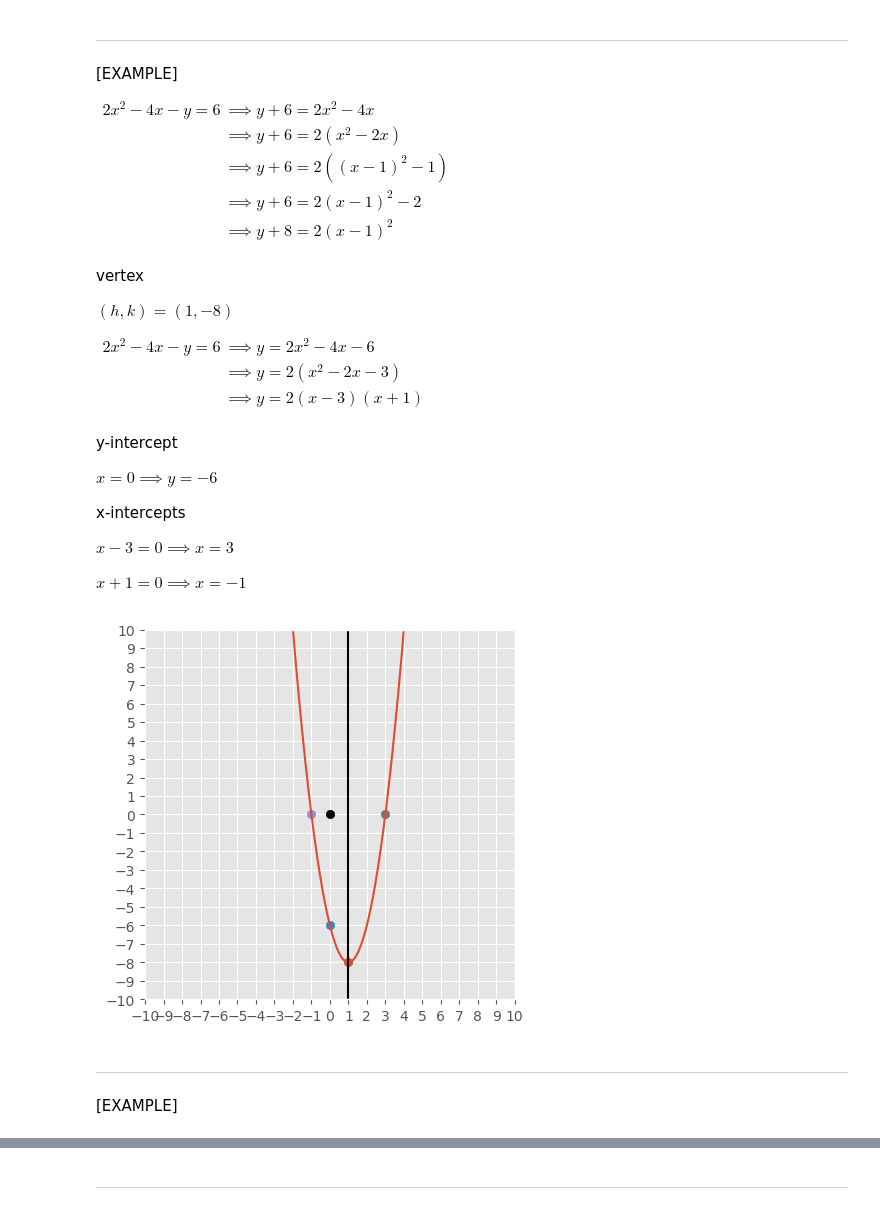
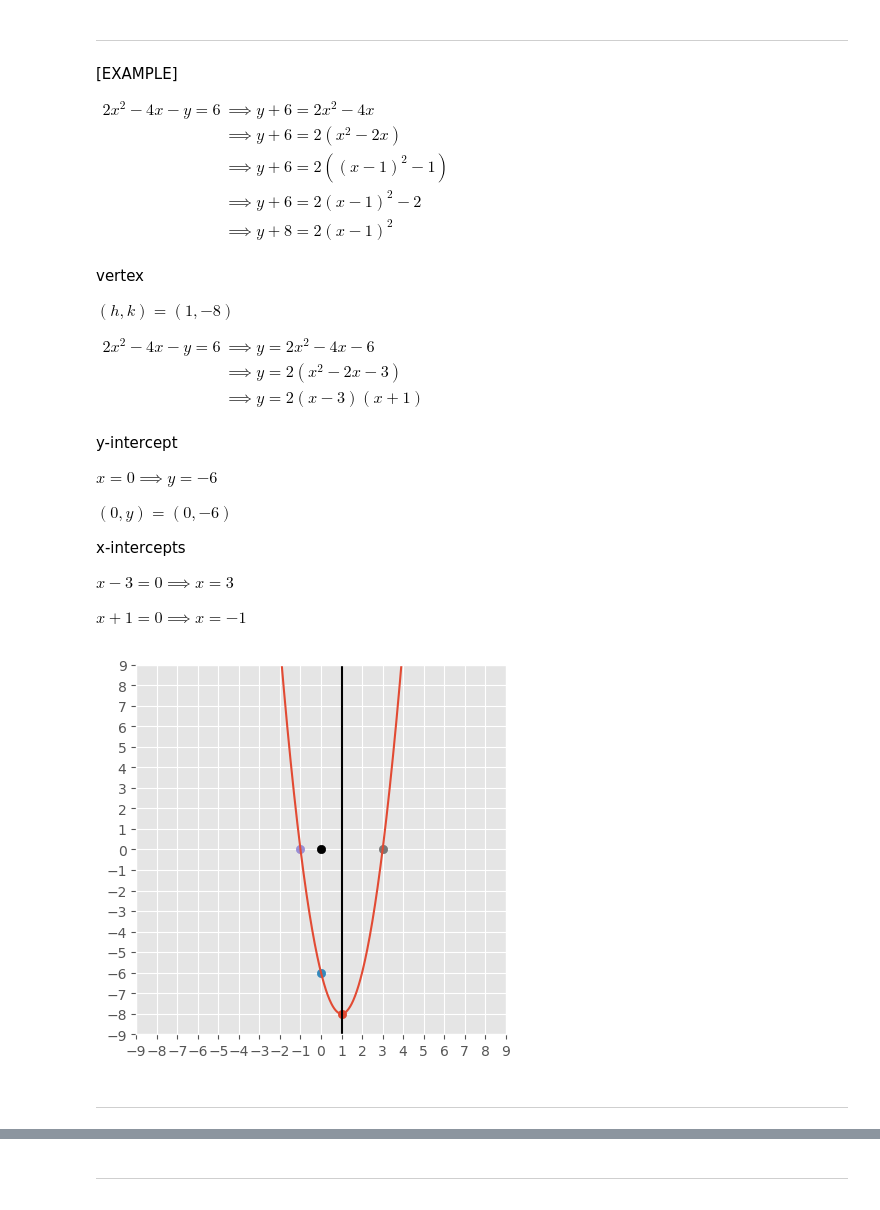
Before and after one commit to davefriedman01/VectorCalculus, a Jupyter notebook: hw1.ipynb, the cells around one changed output, grey strips where cells are left out. Drawn from its saved outputs; the diff is of its cells as text; code cells hidden in the pictures.

```diff
--- a/hw1.ipynb
+++ b/hw1.ipynb
@@ -512,32 +512,32 @@ y-intercept
 
 $x=0\implies y=-6$
 
+$(0,y)=(0,-6)$
+
 x-intercepts
 
 $x-3=0\implies x=3$
 
 $x+1=0\implies x=-1$
 # %%
-s=10
+s=9
 x=np.linspace(-s,s,1001);
 y=2*x**2-4*x-6
 
 plt.axes().set_aspect(1);
 plt.xlim((-s,s));
 plt.xticks(np.arange(-s,s+1,1));
 plt.ylim((-s,s));
 plt.yticks(np.arange(-s,s+1,1));
 
 plt.plot(x,y);
 plt.scatter(0,0,color='black');
 plt.axvline(x=1,color='black');
 plt.scatter(1,-8);
 plt.scatter(0,-6);
 plt.scatter(-1,0);
 plt.scatter(3,0);
 # %% [output]
-[figure, old version]
+[figure, new version]
 # %% [markdown]
 ---
-# %% [markdown]
-[EXAMPLE]
```
Also changed, not shown: parts of 6 cells of this notebook.
